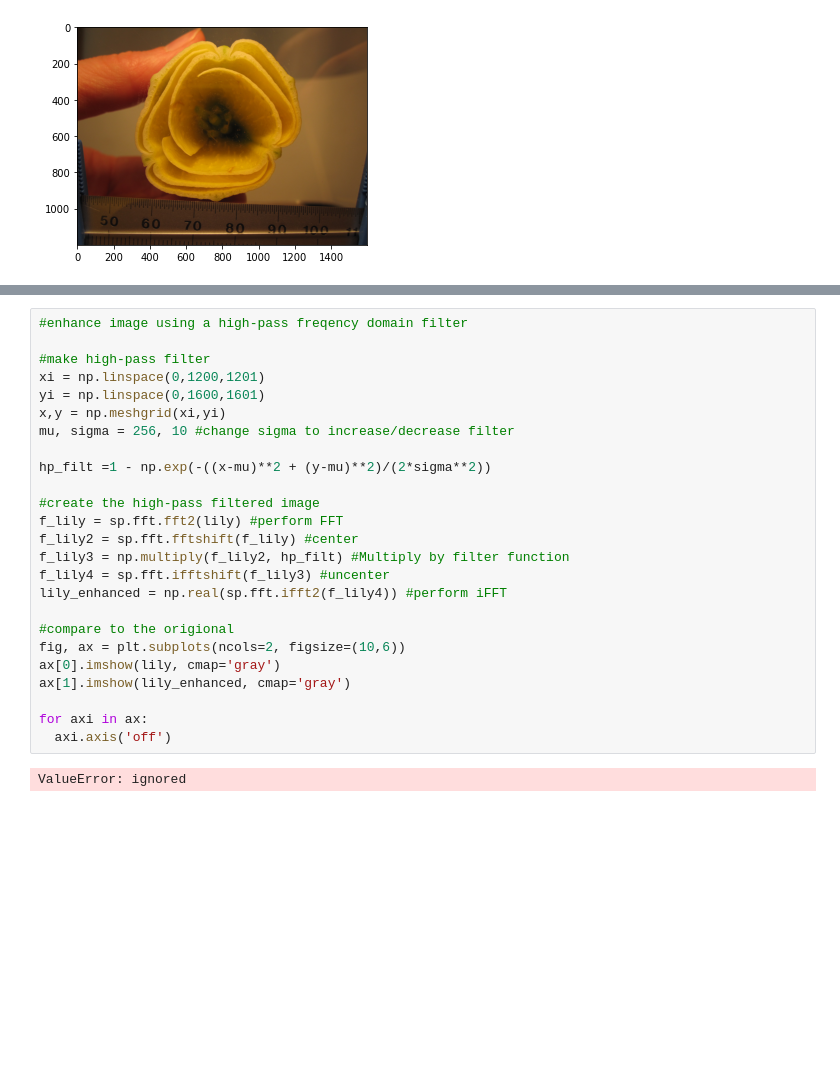
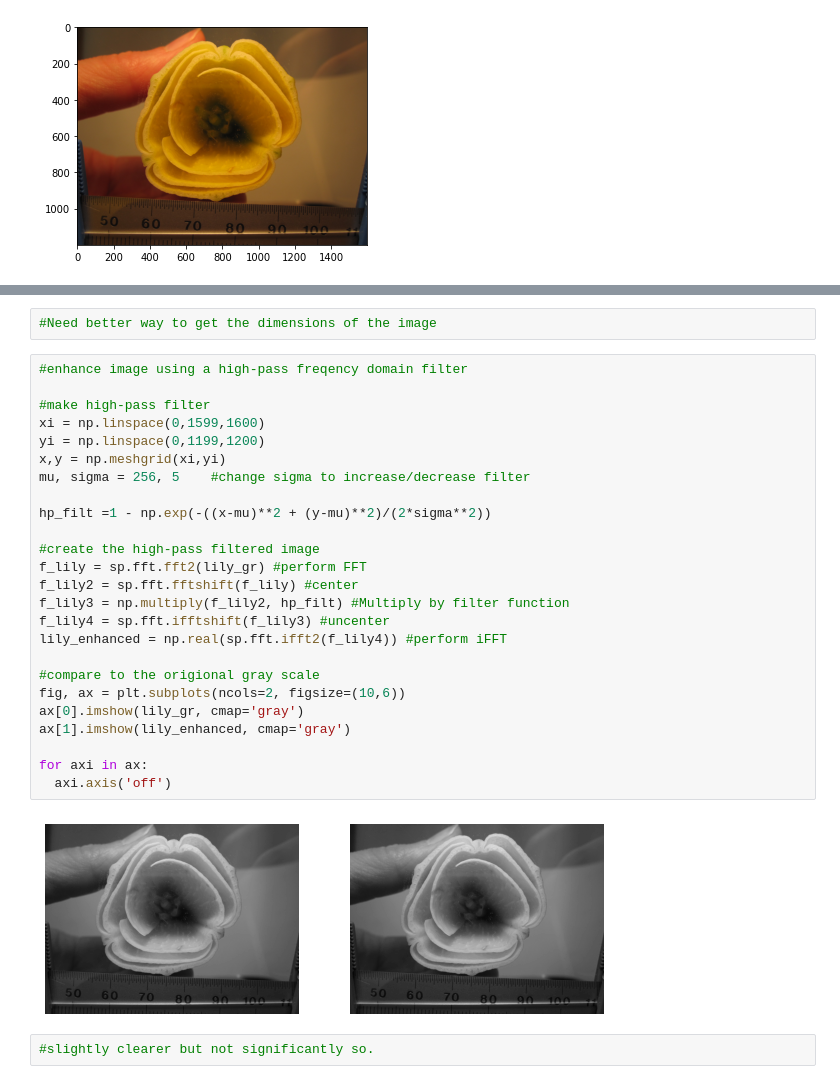
Before and after one commit to nicolepanek/2021_LilyProject, a Jupyter notebook: LilyMaskCreation.ipynb, the cells around one changed output, grey strips where cells are left out. Cells and saved outputs as stored; diff of their text form; blank space fills up the shorter version.

```diff
--- a/LilyMaskCreation.ipynb
+++ b/LilyMaskCreation.ipynb
@@ -22,27 +33,31 @@ plt.imshow(lily)
+# %%
+#Need better way to get the dimensions of the image
 # %%
 #enhance image using a high-pass freqency domain filter
 
 #make high-pass filter
-xi = np.linspace(0,1200,1201)
-yi = np.linspace(0,1600,1601)
+xi = np.linspace(0,1599,1600)
+yi = np.linspace(0,1199,1200)
 x,y = np.meshgrid(xi,yi)
-mu, sigma = 256, 10 #change sigma to increase/decrease filter
+mu, sigma = 256, 5    #change sigma to increase/decrease filter
 
 hp_filt =1 - np.exp(-((x-mu)**2 + (y-mu)**2)/(2*sigma**2))
 
 #create the high-pass filtered image
-f_lily = sp.fft.fft2(lily) #perform FFT
+f_lily = sp.fft.fft2(lily_gr) #perform FFT
 f_lily2 = sp.fft.fftshift(f_lily) #center
 f_lily3 = np.multiply(f_lily2, hp_filt) #Multiply by filter function
 f_lily4 = sp.fft.ifftshift(f_lily3) #uncenter
 lily_enhanced = np.real(sp.fft.ifft2(f_lily4)) #perform iFFT
 
-#compare to the origional
+#compare to the origional gray scale
 fig, ax = plt.subplots(ncols=2, figsize=(10,6))
-ax[0].imshow(lily, cmap='gray')
+ax[0].imshow(lily_gr, cmap='gray')
 ax[1].imshow(lily_enhanced, cmap='gray')
 
 for axi in ax:
   axi.axis('off')
 # %% [output]
-ValueError: ignored
+[figure, added]
+# %%
+#slightly clearer but not significantly so.
```
Also changed, not shown: parts of 2 cells of this notebook.
